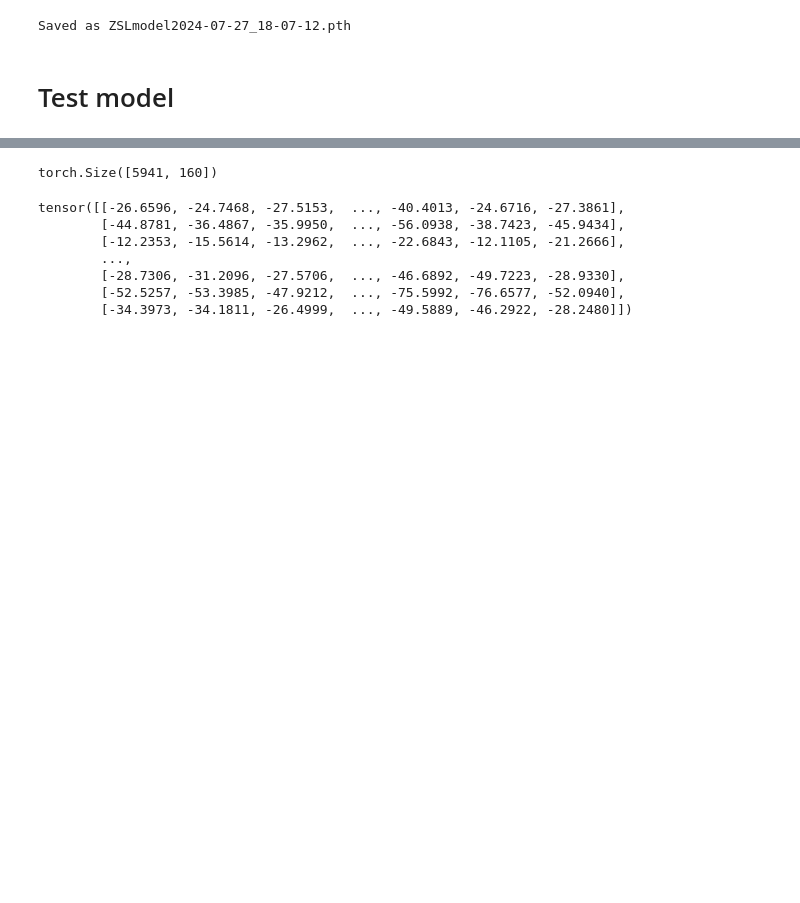
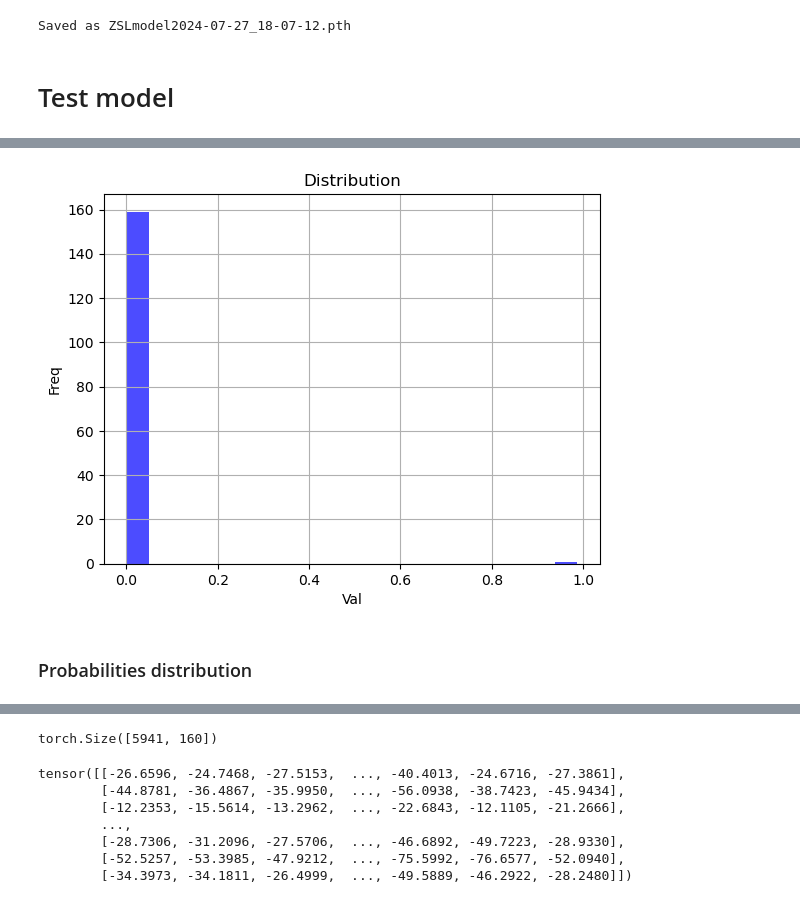
Before and after one commit to JICV4/Thesis, a Jupyter notebook: Example_ZSL.ipynb, the cells around one changed output, grey strips where cells are left out. Cells and saved outputs as stored; diff of their text form; code cells hidden in the pictures; blank space fills up the shorter version.

```diff
--- a/Example_ZSL.ipynb
+++ b/Example_ZSL.ipynb
@@ -232,0 +289,14 @@ For the level Strain the F1 score is: 0.9641870260238647
+# %%
+#Get the "probability" for each instance
+import torch.nn as nn
+softmax = nn.Softmax(dim=1) #Select the dimension that is going to be summed
+prob = softmax(y_pred)
+best = torch.argmax(prob, dim=1)
+# %%
+#Visualize the probability distribution
+plot_distribution(prob[0]) #The highest prob is significanlly higher than the others,
+#but the prob "value" depends on the number of seq analized
+# %% [output]
+[figure, added]
+# %% [markdown]
+### Probabilities distribution
```
Also changed, not shown: parts of 42 cells of this notebook, 2 other files.
